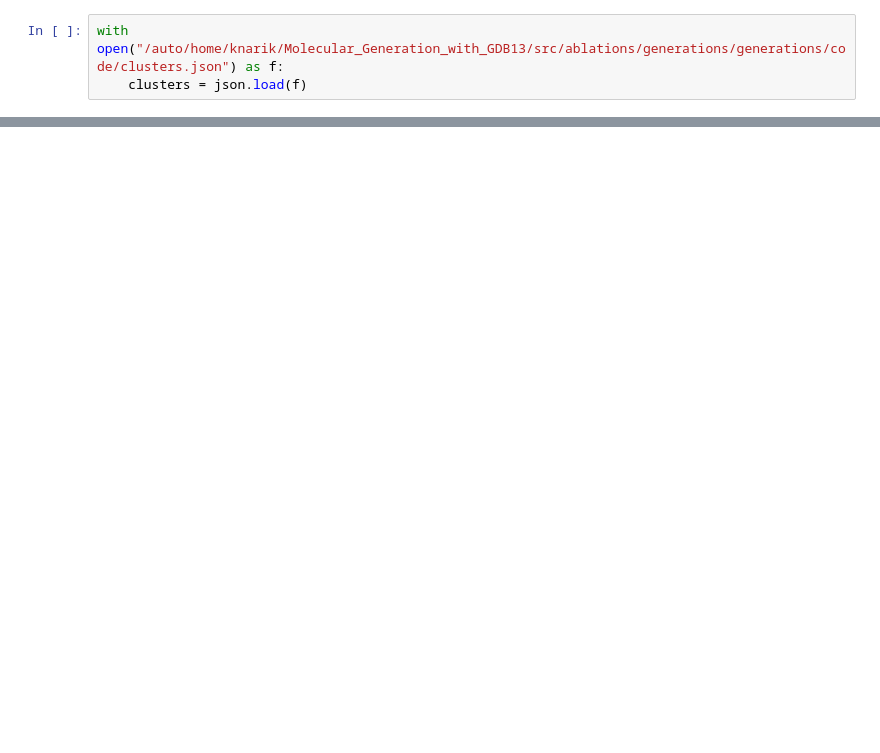
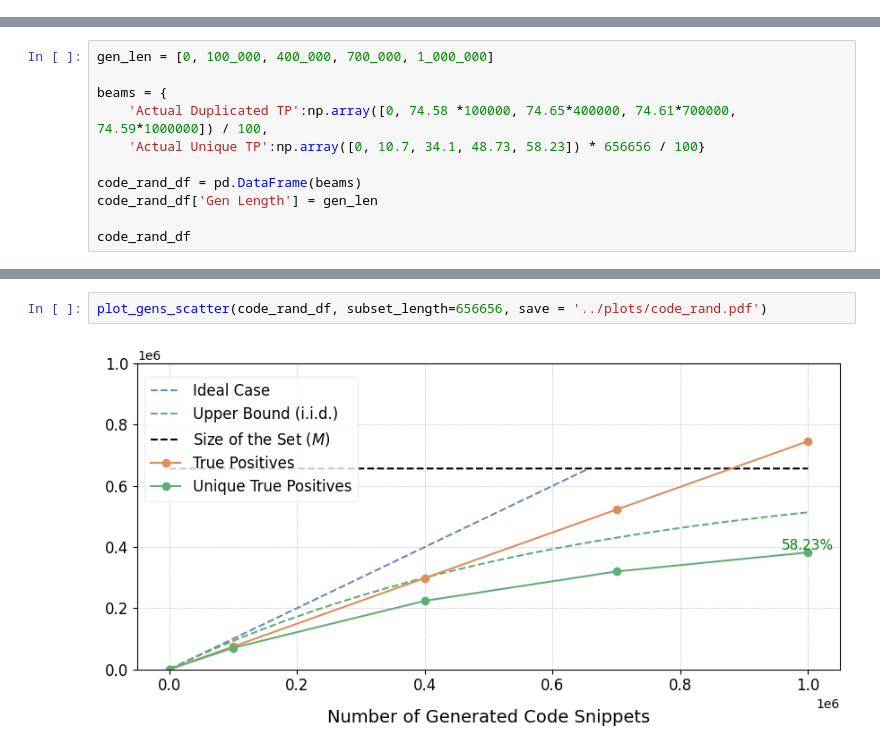
Before and after one commit to YerevaNN/Molecular_Generation_with_GDB13, a Jupyter notebook: src/notebooks/Explore_code_clustering.ipynb, the cells around one changed output, grey strips where cells are left out. Drawn from its saved outputs; the diff is of its cells as text; blank space fills up the shorter version.

Commit message:
Update config files, beam search.

```diff
--- a/src/notebooks/Explore_code_clustering.ipynb
+++ b/src/notebooks/Explore_code_clustering.ipynb
@@ -6,3 +0,0 @@ from tqdm import tqdm
-# %%
-with open("/auto/home/knarik/Molecular_Generation_with_GDB13/src/ablations/generations/generations/code/clusters.json") as f:
-    clusters = json.load(f)
@@ -85,0 +551,11 @@ with open("/auto/home/knarik/Molecular_Generation_with_GDB13/src/data/data/data_
+# %%
+gen_len = [0, 100_000, 400_000, 700_000, 1_000_000]
+
+beams = {
+    'Actual Duplicated TP':np.array([0, 74.58 *100000, 74.65*400000, 74.61*700000, 74.59*1000000]) / 100,
+    'Actual Unique TP':np.array([0, 10.7, 34.1, 48.73, 58.23]) * 656656 / 100}
+
+code_rand_df = pd.DataFrame(beams)
+code_rand_df['Gen Length'] = gen_len
+
+code_rand_df
@@ -85,0 +569,4 @@ with open("/auto/home/knarik/Molecular_Generation_with_GDB13/src/data/data/data_
+# %%
+plot_gens_scatter(code_rand_df, subset_length=656656, save = '../plots/code_rand.pdf')
+# %% [output]
+[figure, added]
```
Also changed, not shown: parts of 139 cells of this notebook, 17 other files.
